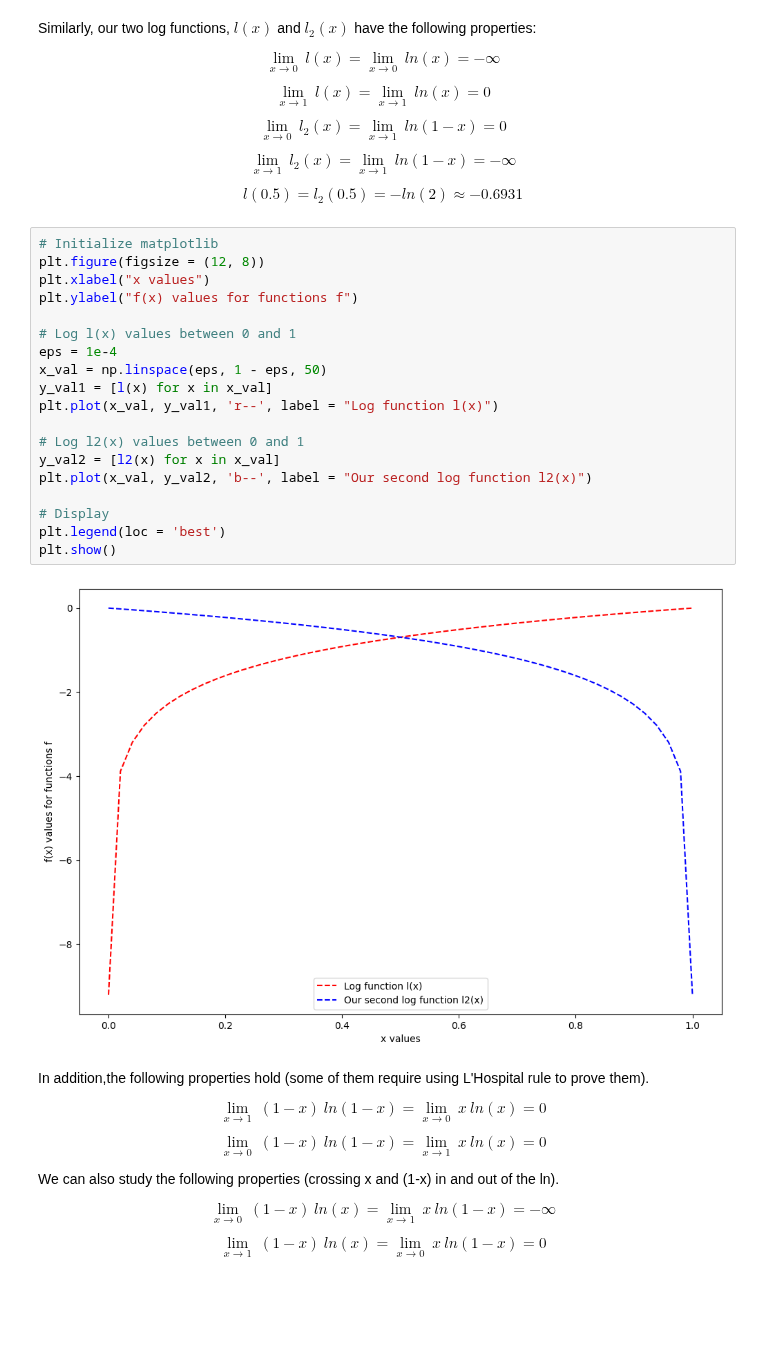
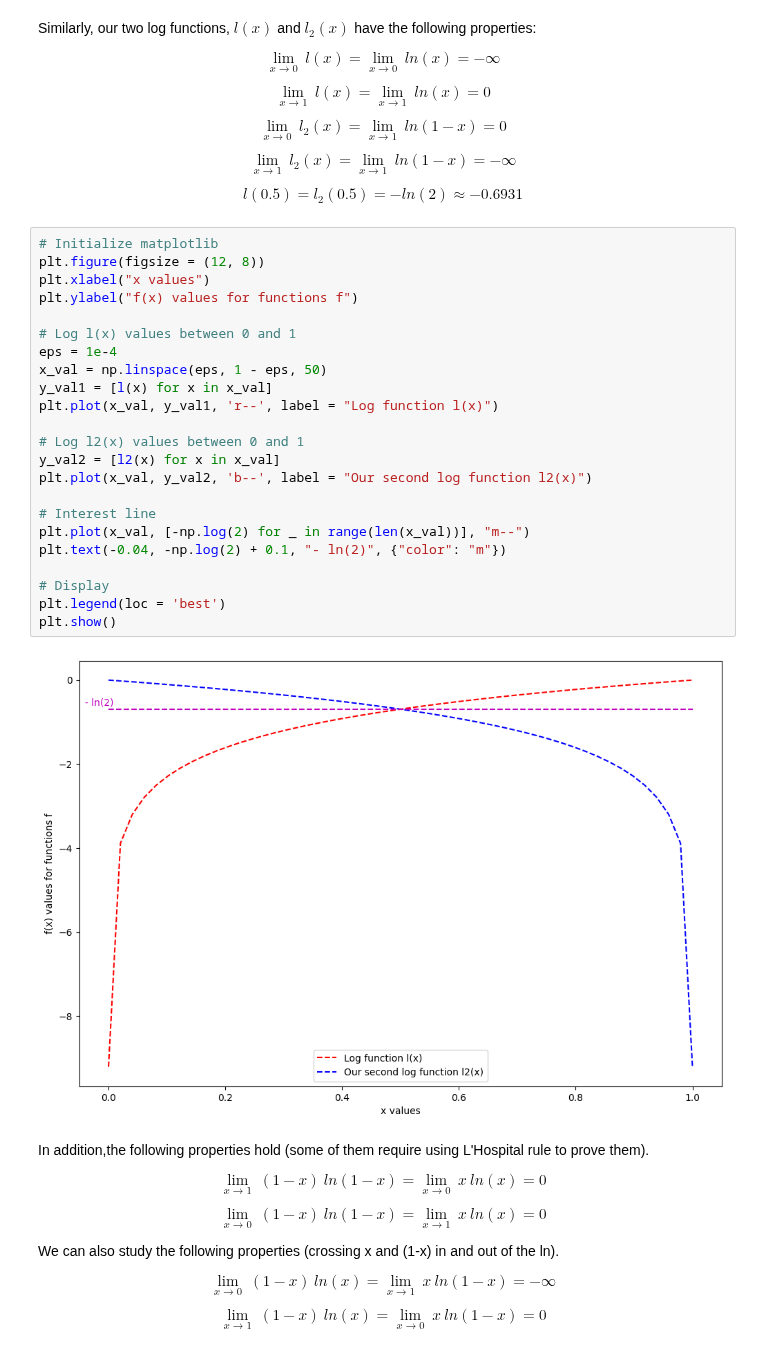
Before and after one commit to matthieudemari/SUTD_DL_50_039, a Jupyter notebook: W1/0. All/Code files/6. From Linear Regression to Logistic Regression.ipynb, the cells around one changed output. Drawn from its saved outputs; the diff is of its cells as text; blank space fills up the shorter version.

```diff
--- a/W1/0. All/Code files/6. From Linear Regression to Logistic Regression.ipynb
+++ b/W1/0. All/Code files/6. From Linear Regression to Logistic Regression.ipynb
@@ -89,24 +89,28 @@ $$ l(0.5) = l_2(0.5) = -ln(2) \approx -0.6931 $$
 # %%
 # Initialize matplotlib
 plt.figure(figsize = (12, 8))
 plt.xlabel("x values")
 plt.ylabel("f(x) values for functions f")
 
 # Log l(x) values between 0 and 1
 eps = 1e-4
 x_val = np.linspace(eps, 1 - eps, 50)
 y_val1 = [l(x) for x in x_val]
 plt.plot(x_val, y_val1, 'r--', label = "Log function l(x)")
 
 # Log l2(x) values between 0 and 1
 y_val2 = [l2(x) for x in x_val]
 plt.plot(x_val, y_val2, 'b--', label = "Our second log function l2(x)")
 
+# Interest line
+plt.plot(x_val, [-np.log(2) for _ in range(len(x_val))], "m--")
+plt.text(-0.04, -np.log(2) + 0.1, "- ln(2)", {"color": "m"})
+
 # Display
 plt.legend(loc = 'best')
 plt.show()
 # %% [output]
-[figure, old version]
+[figure, new version]
 # %% [markdown]
 In addition,the following properties hold (some of them require using L'Hospital rule to prove them).
 
```
Also changed, not shown: parts of 20 cells of this notebook, 1 other file.
